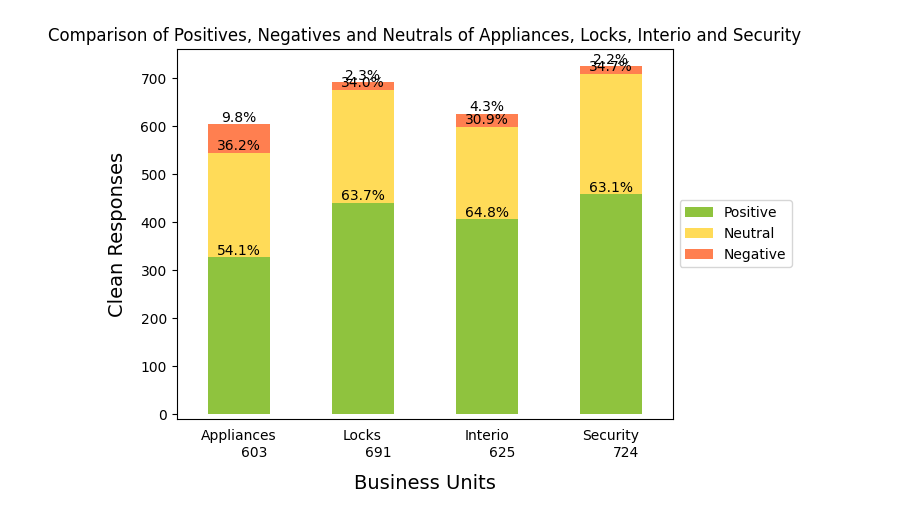
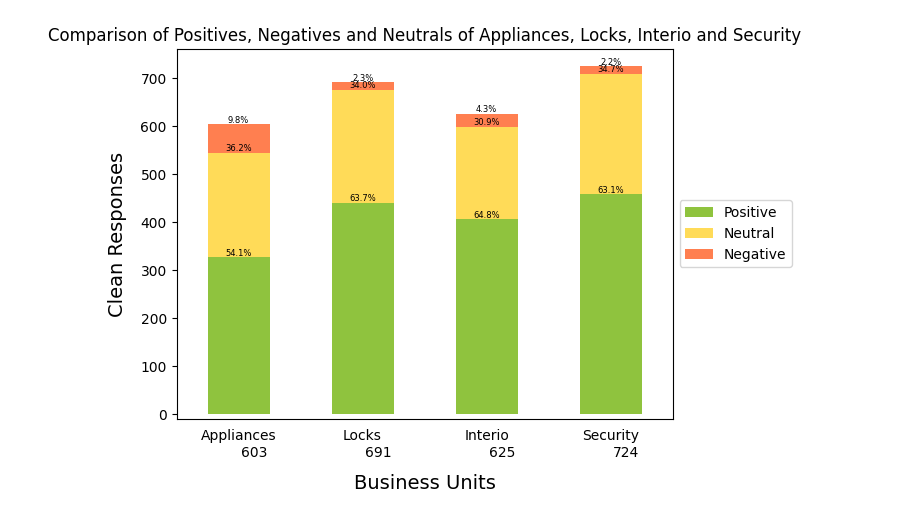
Before and after one commit to Vishesh-Giyanani/Digital-Sentiment-Analysis_NLP, a Jupyter notebook: NLP/Main_Analysis_graph.ipynb, the cells around one changed output. Cells and saved outputs as stored; diff of their text form; code cells hidden in the pictures.

```diff
--- a/NLP/Main_Analysis_graph.ipynb
+++ b/NLP/Main_Analysis_graph.ipynb
@@ -40,32 +40,32 @@ ax = plt.gca()
 ax.tick_params(axis='x', which='both', bottom=False, top=False, labelbottom=True)
 
 # Set the y-axis tick labels position to left
 ax.tick_params(axis='y', which='both', left=True, right=False, labelleft=True)
 
 # Set the x and y-axis label positions
 ax.xaxis.set_label_coords(0.5, -0.15)
 ax.yaxis.set_label_coords(-0.1, 0.5)
 
 # Add data labels to the stacked bars with padding
 for container in ax.containers:
-    ax.bar_label(container, label_type='edge', fontsize=10,
+    ax.bar_label(container, label_type='edge', fontsize=6,
                  labels=[f"{val:.1f}%" for val in percentages[container.get_label()]])
 
 # Move the legend to the right side of the plot
 ax.legend(loc='center left', bbox_to_anchor=(1.0, 0.5))
 
 # Set the y-axis limits to move the total downwards
 ax.set_ylim(bottom=-10)
 
 # Add text for the totals
 plt.text(0.02, -90, f"{total_responses['Appliances']:.0f}", fontsize=10)
 plt.text(1.02, -90, f"{total_responses['Locks']:.0f}", fontsize=10)
 plt.text(2.02, -90, f"{total_responses['Interio']:.0f}", fontsize=10)
 plt.text(3.02, -90, f"{total_responses['Security']:.0f}", fontsize=10)
 
 
 
 # Show the plot
 plt.show()
 # %% [output]
-[figure, old version]
+[figure, new version]
```
Also changed, not shown: 1 other file.
